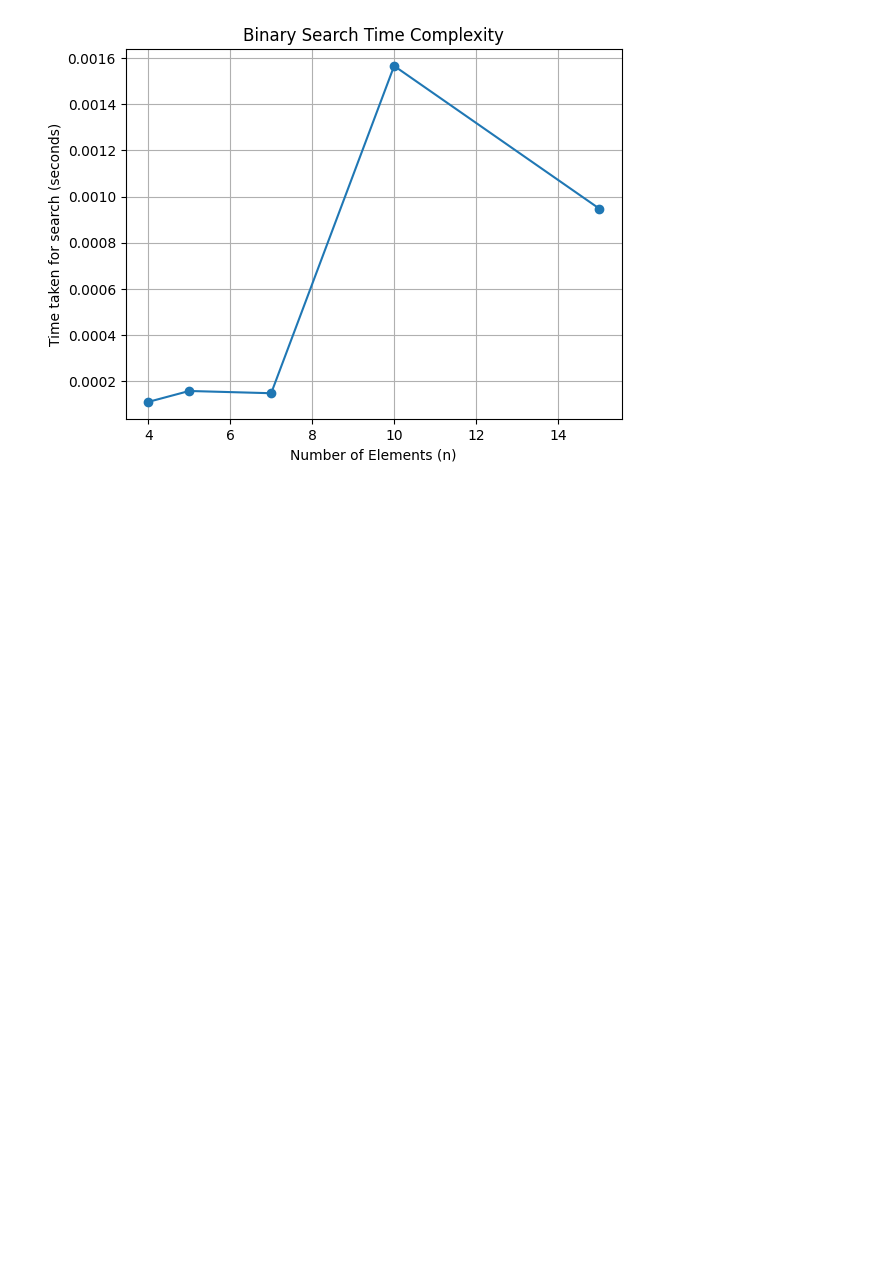
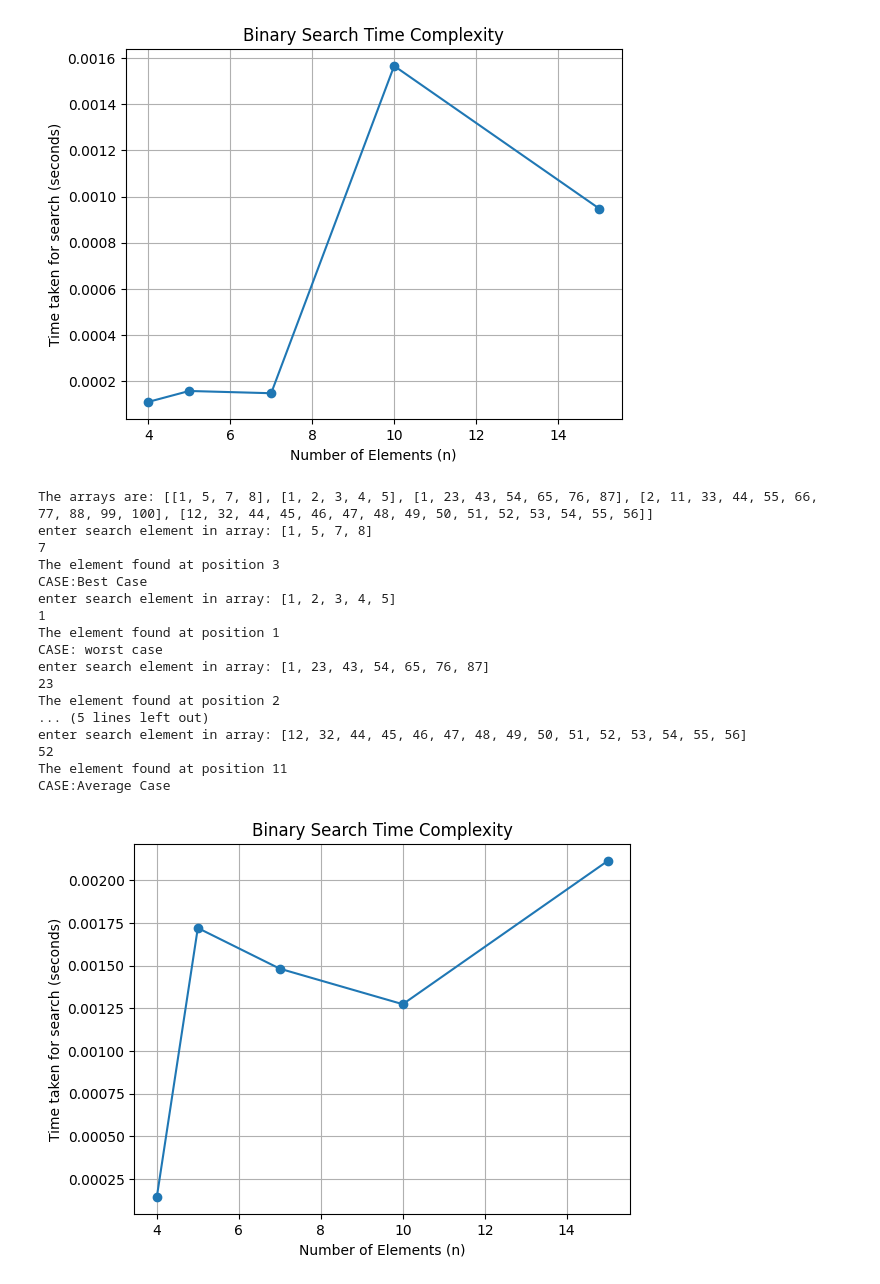
Before and after one commit to susik17/collage_lab_expirements, a Jupyter notebook: recursivebinaryplot.ipynb, the cells around one changed output. Drawn from its saved outputs; the diff is of its cells as text; code cells hidden in the pictures; blank space fills up the shorter version.

```diff
--- a/recursivebinaryplot.ipynb
+++ b/recursivebinaryplot.ipynb
@@ -80,3 +80,78 @@ enter search element in array: [12, 32, 44, 45, 46, 47, 48, 49, 50, 51, 52, 53,
 The element found at position 9
 Average Case
 [figure]
+# %%
+import time
+import matplotlib.pyplot as plt
+
+def search(a, s):
+    l, r = 0, len(a) - 1
+    pos = -1
+    while l <= r:
+        m = (r + l) // 2
+        if a[m] == s:
+            pos = m
+            print(f"The element found at position {pos+1}")
+        if a[m] < s:
+            l = m + 1
+        else:
+            r = m - 1
+
+    if pos == len(a) // 2:
+        print("CASE:Best Case")
+    elif pos == len(a) - 1 or pos == 0:
+        print("CASE: worst case")
+    elif pos == -1:
+        print("Not found")
+        print("CASE:worst case")
+    else:
+        print("CASE:Average Case")
+
+def timefn(a, s):
+    start = time.time()
+    search(a, s)
+    end = time.time()
+    cpu_time_used = end - start
+    return cpu_time_used
+
+def plot_search_time_vs_n():
+    sizes = [4, 5, 7,10, 15]  # Sizes of arrays
+    arrays = [[1,5,7,8],[1, 2, 3, 4, 5],[1, 23, 43, 54, 65, 76, 87],[2, 11, 33, 44, 55, 66, 77, 88, 99, 100], [12, 32, 44, 45, 46, 47, 48, 49, 50, 51, 52, 53, 54, 55, 56]]
+    print("The arrays are:",arrays)
+    search_times = []
+
+    for  arr in  arrays:
+        print("enter search element in array:",arr)
+        a=int(input())
+        search_time = timefn(arr, a)
+        search_times.append(search_time)
+
+    plt.plot(sizes, search_times, marker='o')
+    plt.title('Binary Search Time Complexity')
+    plt.xlabel('Number of Elements (n)')
+    plt.ylabel('Time taken for search (seconds)')
+    plt.grid(True)
+    plt.show()
+
+
+
+plot_search_time_vs_n()
+# %% [output]
+The arrays are: [[1, 5, 7, 8], [1, 2, 3, 4, 5], [1, 23, 43, 54, 65, 76, 87], [2, 11, 33, 44, 55, 66, 77, 88, 99, 100], [12, 32, 44, 45, 46, 47, 48, 49, 50, 51, 52, 53, 54, 55, 56]]
+enter search element in array: [1, 5, 7, 8]
+7
+The element found at position 3
+CASE:Best Case
+enter search element in array: [1, 2, 3, 4, 5]
+1
+The element found at position 1
+CASE: worst case
+enter search element in array: [1, 23, 43, 54, 65, 76, 87]
+23
+The element found at position 2
+... (5 lines left out)
+enter search element in array: [12, 32, 44, 45, 46, 47, 48, 49, 50, 51, 52, 53, 54, 55, 56]
+52
+The element found at position 11
+CASE:Average Case
+[figure, added]
```
